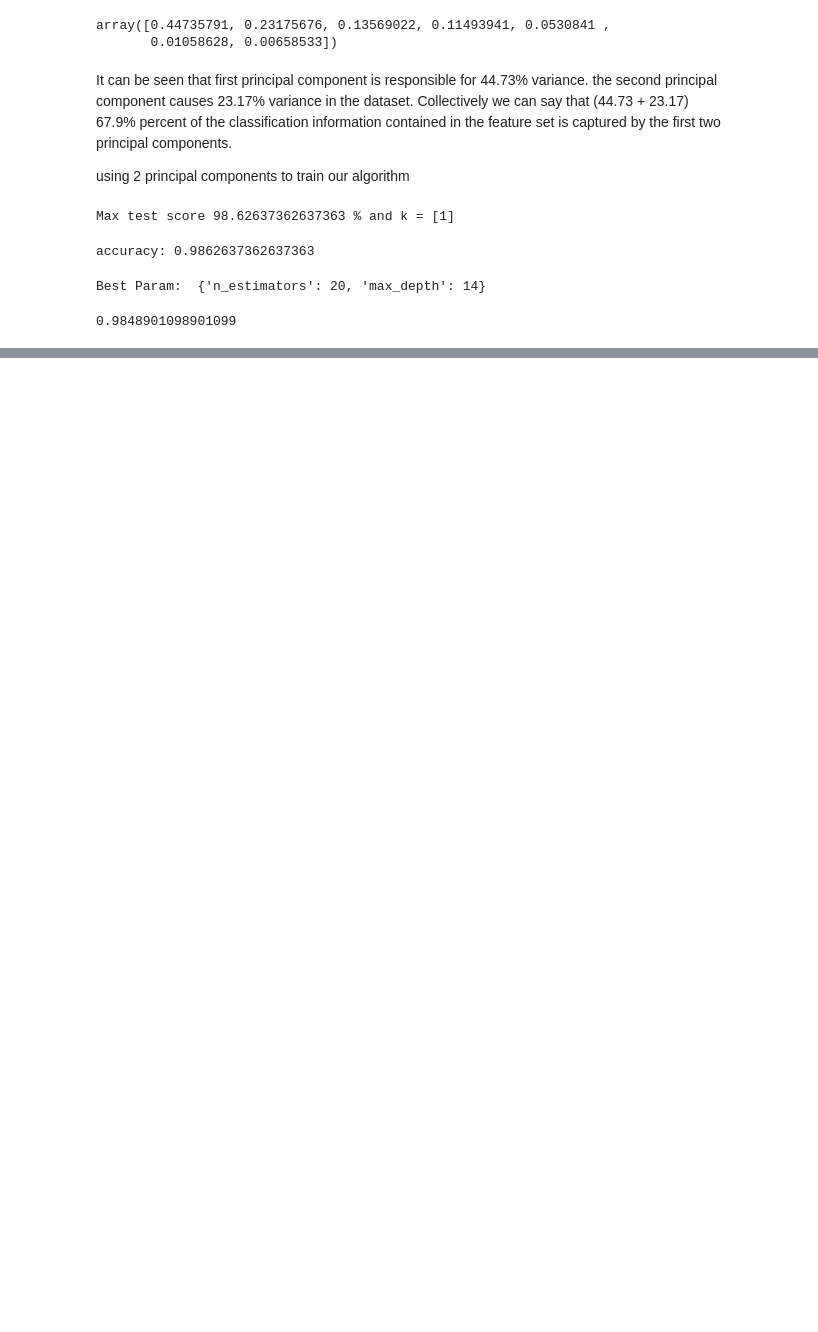
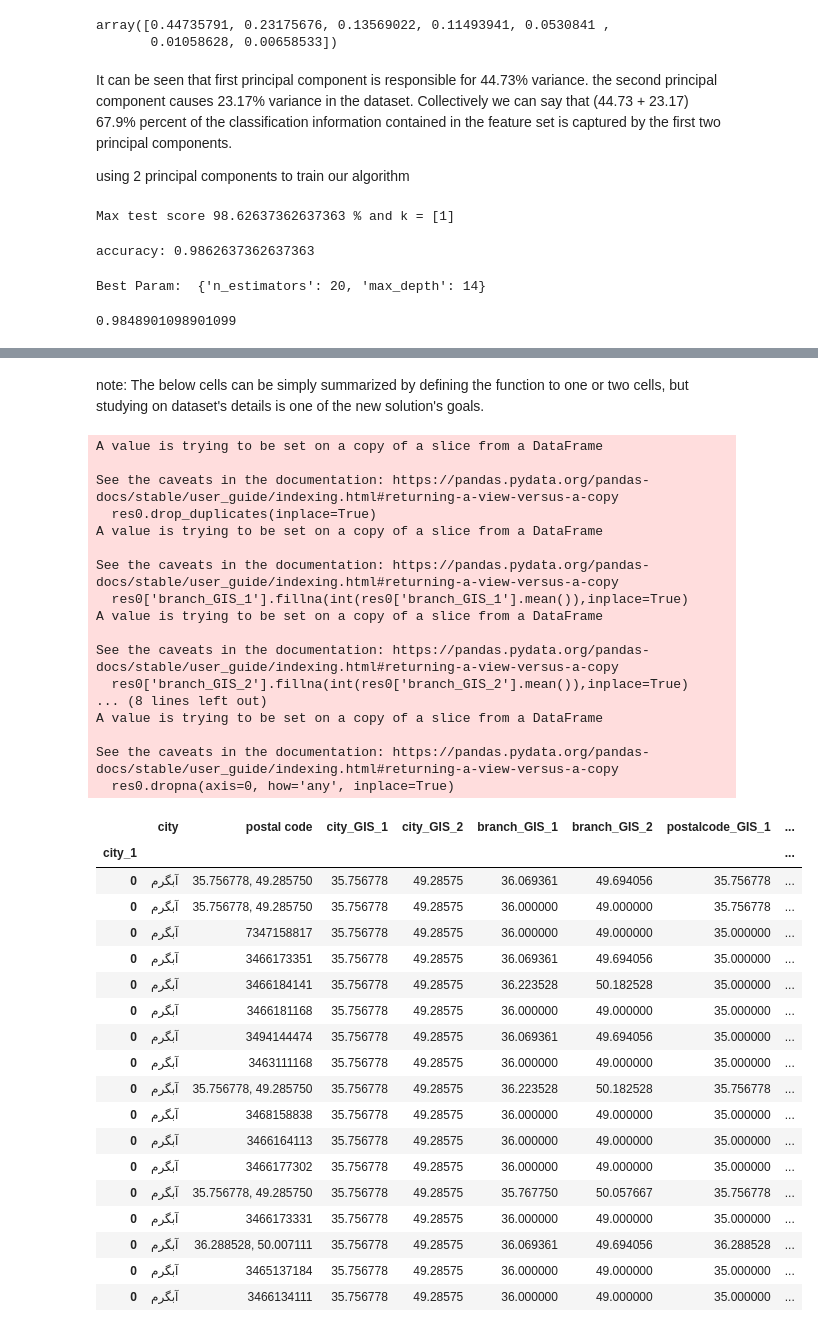
Before and after one commit to mmortazavi/ml_demystified, a Jupyter notebook: projects/gis/neginnezamloo_gis.ipynb, the cells around one changed output, grey strips where cells are left out. Drawn from its saved outputs; the diff is of its cells as text; code cells hidden in the pictures; blank space fills up the shorter version.

Commit message:
new solution added.

```diff
--- a/projects/gis/neginnezamloo_gis.ipynb
+++ b/projects/gis/neginnezamloo_gis.ipynb
@@ -302,0 +328,16 @@ print (accuracy_score(y_test, yy_pred))
+# %%
+df_pp.drop(df_pp.index[df_pp['city'] == "کرج" ], inplace=True)
+df_pp.drop(df_pp.index[df_pp['city'] == "نظرآباد" ], inplace=True)
+df_pp.drop(df_pp.index[df_pp['city'] == "نرجه" ], inplace=True)
+df_pp.drop(df_pp.index[df_pp['city'] == "قم" ], inplace=True)
+df_pp.drop(df_pp.index[df_pp['city'] == "طارم" ], inplace=True)
+df_pp.drop(df_pp.index[df_pp['city'] == "شهرجدیدهشتگرد" ], inplace=True)
+df_pp.drop(df_pp.index[df_pp['city'] == "رباطکریم" ], inplace=True)
+df_pp.drop(df_pp.index[df_pp['city'] == "خرمدشت" ], inplace=True)
+df_pp.drop(df_pp.index[df_pp['city'] == "تهران" ], inplace=True)
+df_pp.drop(df_pp.index[df_pp['city'] == "خاکعلی" ], inplace=True)
+df_pp.drop(df_pp.index[df_pp['city'] == "بیجار" ], inplace=True)
+df_pp.drop(df_pp.index[df_pp['city'] == "ایرانشهر" ], inplace=True)
+df_pp.drop(df_pp.index[df_pp['city'] == "اصفهان" ], inplace=True)
+
+#df_pp.groupby('city').count()
@@ -302,0 +352,9 @@ print (accuracy_score(y_test, yy_pred))
+# %%
+#label-encoding ; " city " => "city_1"
+
+from sklearn.preprocessing import LabelEncoder
+labelencoder = LabelEncoder()# Assigning numerical values and storing in another column
+df_pp['city_1'] = labelencoder.fit_transform(df_pp['city'])
+# %%
+#Set the index to become the 'city_1' column:
+df_pp.set_index('city_1',inplace=True)
@@ -302,0 +366,55 @@ print (accuracy_score(y_test, yy_pred))
+# %% [markdown]
+note: The below cells can be simply summarized by defining the function to one or two cells,  but studying on dataset's details is one of the  new solution's goals.
+# %%
+#آبگرم
+res0 = df_pp.loc[0]
+#duplicated
+res0.drop_duplicates(inplace=True)
+
+#filling nan values
+res0['branch_GIS_1'].fillna(int(res0['branch_GIS_1'].mean()),inplace=True)
+res0['branch_GIS_2'].fillna(int(res0['branch_GIS_2'].mean()),inplace=True)
+res0['postalcode_GIS_1'].fillna(int(res0['postalcode_GIS_1'].mean()),inplace=True)
+res0['postalcode_GIS_2'].fillna(int(res0['postalcode_GIS_2'].mean()),inplace=True)
+
+#dropping 'postal code' NANs
+res0.dropna(axis=0, how='any', inplace=True)
+
+res0
+# %% [output]
+A value is trying to be set on a copy of a slice from a DataFrame
+
+See the caveats in the documentation: https://pandas.pydata.org/pandas-docs/stable/user_guide/indexing.html#returning-a-view-versus-a-copy
+  res0.drop_duplicates(inplace=True)
+A value is trying to be set on a copy of a slice from a DataFrame
+
+See the caveats in the documentation: https://pandas.pydata.org/pandas-docs/stable/user_guide/indexing.html#returning-a-view-versus-a-copy
+  res0['branch_GIS_1'].fillna(int(res0['branch_GIS_1'].mean()),inplace=True)
+A value is trying to be set on a copy of a slice from a DataFrame
+
+See the caveats in the documentation: https://pandas.pydata.org/pandas-docs/stable/user_guide/indexing.html#returning-a-view-versus-a-copy
+  res0['branch_GIS_2'].fillna(int(res0['branch_GIS_2'].mean()),inplace=True)
+... (8 lines left out)
+A value is trying to be set on a copy of a slice from a DataFrame
+
+See the caveats in the documentation: https://pandas.pydata.org/pandas-docs/stable/user_guide/indexing.html#returning-a-view-versus-a-copy
+  res0.dropna(axis=0, how='any', inplace=True)
+|  | city | postal code | city_GIS_1 | city_GIS_2 | branch_GIS_1 | branch_GIS_2 | postalcode_GIS_1 | ... |
+| city_1 |  |  |  |  |  |  |  | ... |
+| 0 | آبگرم | 35.756778, 49.285750 | 35.756778 | 49.28575 | 36.069361 | 49.694056 | 35.756778 | ... |
+| 0 | آبگرم | 35.756778, 49.285750 | 35.756778 | 49.28575 | 36.000000 | 49.000000 | 35.756778 | ... |
+| 0 | آبگرم | 7347158817 | 35.756778 | 49.28575 | 36.000000 | 49.000000 | 35.000000 | ... |
+| 0 | آبگرم | 3466173351 | 35.756778 | 49.28575 | 36.069361 | 49.694056 | 35.000000 | ... |
+| 0 | آبگرم | 3466184141 | 35.756778 | 49.28575 | 36.223528 | 50.182528 | 35.000000 | ... |
+| 0 | آبگرم | 3466181168 | 35.756778 | 49.28575 | 36.000000 | 49.000000 | 35.000000 | ... |
+| 0 | آبگرم | 3494144474 | 35.756778 | 49.28575 | 36.069361 | 49.694056 | 35.000000 | ... |
+| 0 | آبگرم | 3463111168 | 35.756778 | 49.28575 | 36.000000 | 49.000000 | 35.000000 | ... |
+| 0 | آبگرم | 35.756778, 49.285750 | 35.756778 | 49.28575 | 36.223528 | 50.182528 | 35.756778 | ... |
+| 0 | آبگرم | 3468158838 | 35.756778 | 49.28575 | 36.000000 | 49.000000 | 35.000000 | ... |
+| 0 | آبگرم | 3466164113 | 35.756778 | 49.28575 | 36.000000 | 49.000000 | 35.000000 | ... |
+| 0 | آبگرم | 3466177302 | 35.756778 | 49.28575 | 36.000000 | 49.000000 | 35.000000 | ... |
+| 0 | آبگرم | 35.756778, 49.285750 | 35.756778 | 49.28575 | 35.767750 | 50.057667 | 35.756778 | ... |
+| 0 | آبگرم | 3466173331 | 35.756778 | 49.28575 | 36.000000 | 49.000000 | 35.000000 | ... |
+| 0 | آبگرم | 36.288528, 50.007111 | 35.756778 | 49.28575 | 36.069361 | 49.694056 | 36.288528 | ... |
+| 0 | آبگرم | 3465137184 | 35.756778 | 49.28575 | 36.000000 | 49.000000 | 35.000000 | ... |
+| 0 | آبگرم | 3466134111 | 35.756778 | 49.28575 | 36.000000 | 49.000000 | 35.000000 | ... |
```
Also changed, not shown: parts of 43 cells of this notebook.
